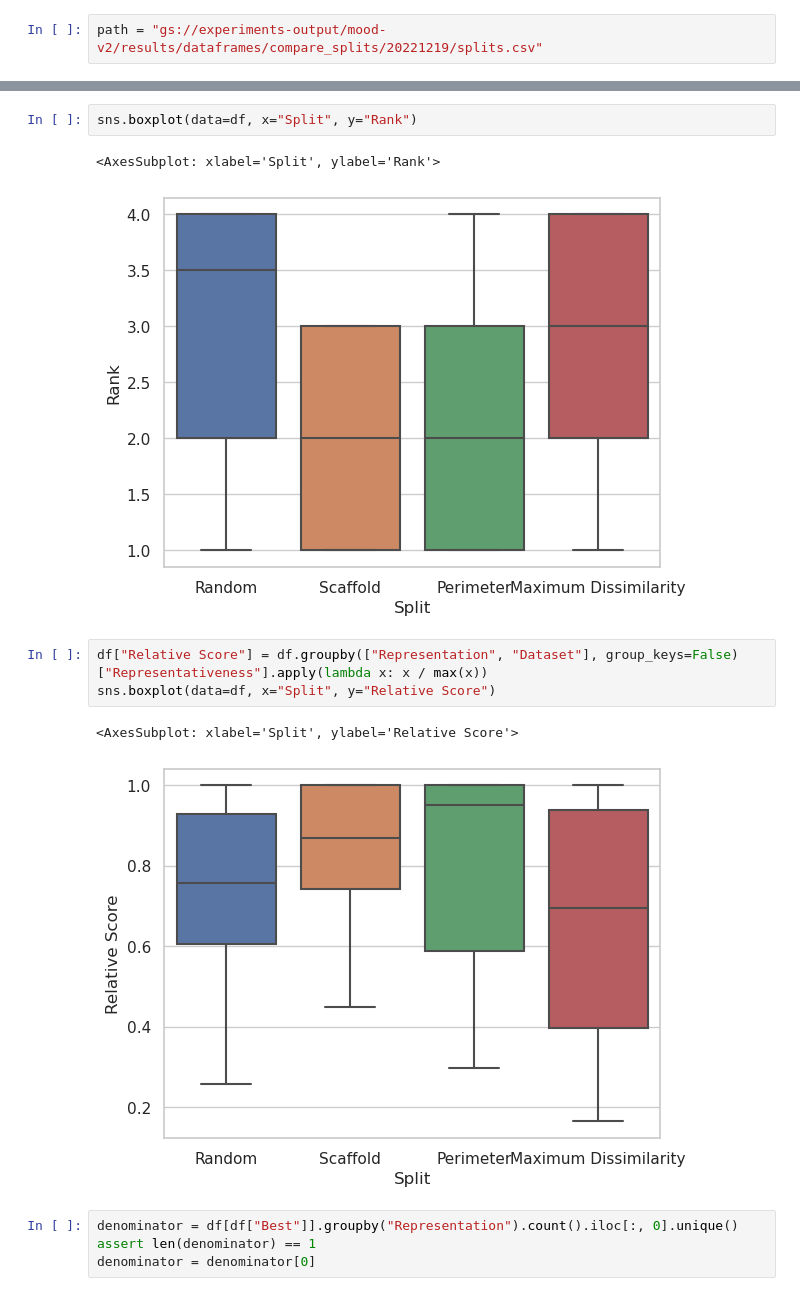
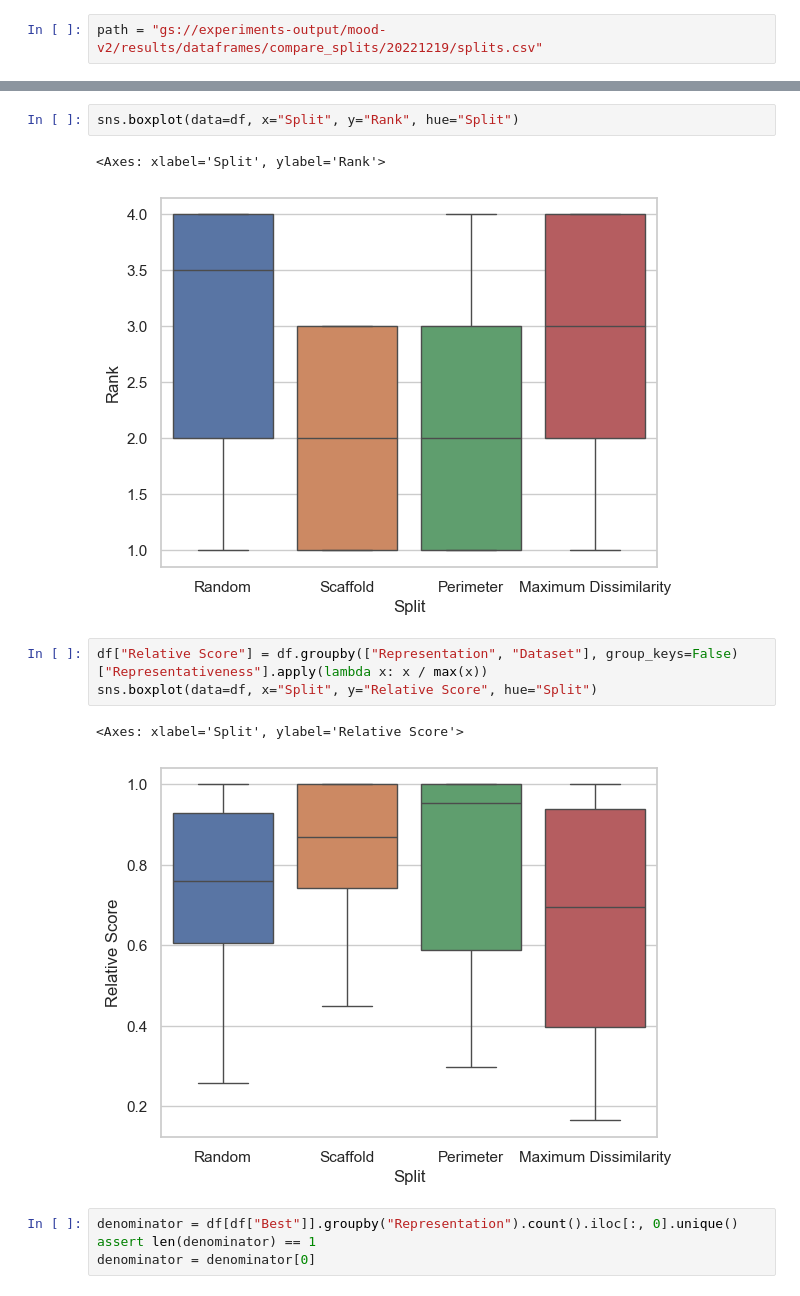
Before and after one commit to valence-labs/mood-experiments, a Jupyter notebook: notebooks/07. Prescribed splits summary.ipynb, the cells around one changed output, grey strips where cells are left out. Saved outputs shown, nothing was run; the diff lists cells and outputs as text.

```diff
--- a/notebooks/07. Prescribed splits summary.ipynb
+++ b/notebooks/07. Prescribed splits summary.ipynb
@@ -15,14 +37,14 @@ df = df.rename(columns={c: c.capitalize() for c in df.columns})
 # %%
-sns.boxplot(data=df, x="Split", y="Rank")
+sns.boxplot(data=df, x="Split", y="Rank", hue="Split")
 # %% [output]
-<AxesSubplot: xlabel='Split', ylabel='Rank'>
+<Axes: xlabel='Split', ylabel='Rank'>
-[figure, old version]
+[figure, new version]
 # %%
 df["Relative Score"] = df.groupby(["Representation", "Dataset"], group_keys=False)["Representativeness"].apply(lambda x: x / max(x))
-sns.boxplot(data=df, x="Split", y="Relative Score")
+sns.boxplot(data=df, x="Split", y="Relative Score", hue="Split")
 # %% [output]
-<AxesSubplot: xlabel='Split', ylabel='Relative Score'>
+<Axes: xlabel='Split', ylabel='Relative Score'>
-[figure, old version]
+[figure, new version]
 # %%
 denominator = df[df["Best"]].groupby("Representation").count().iloc[:, 0].unique()
 assert len(denominator) == 1
```
Also changed, not shown: parts of 5 cells of this notebook, 1 other file.
